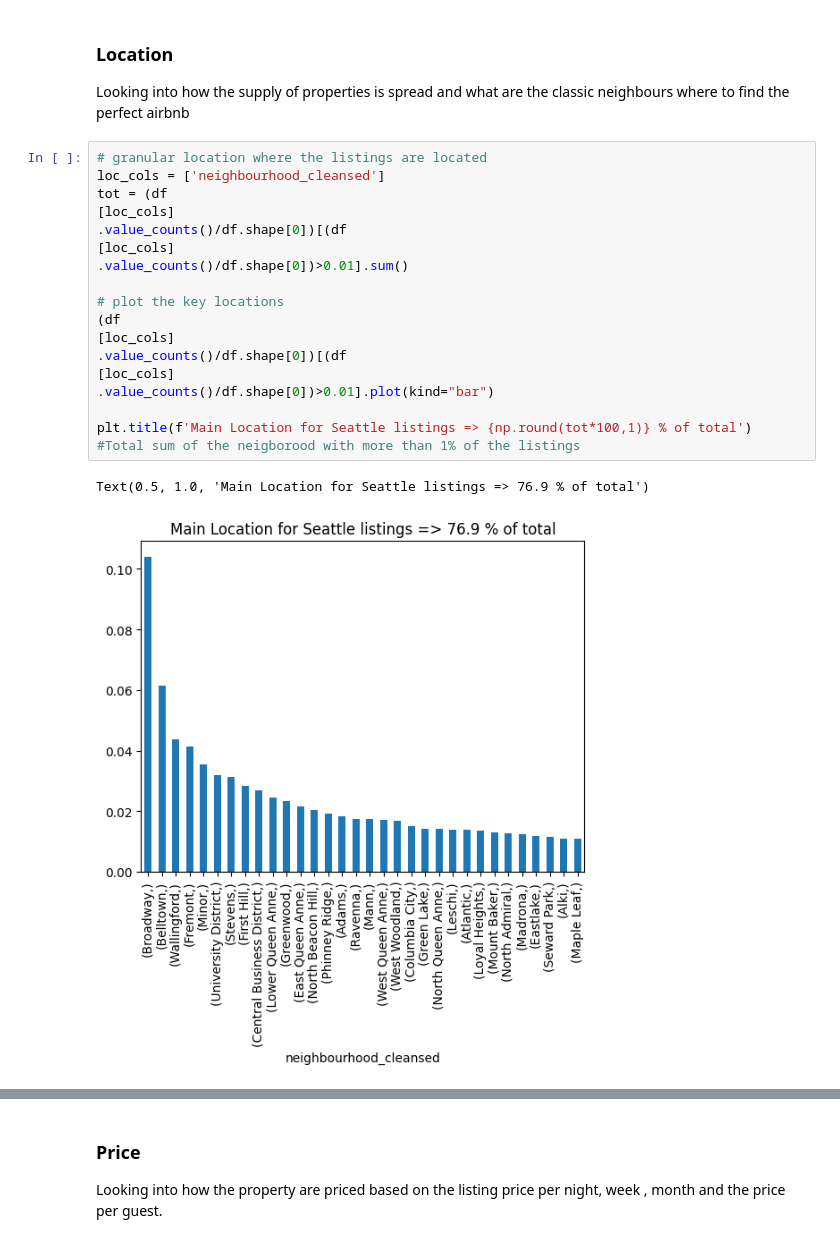
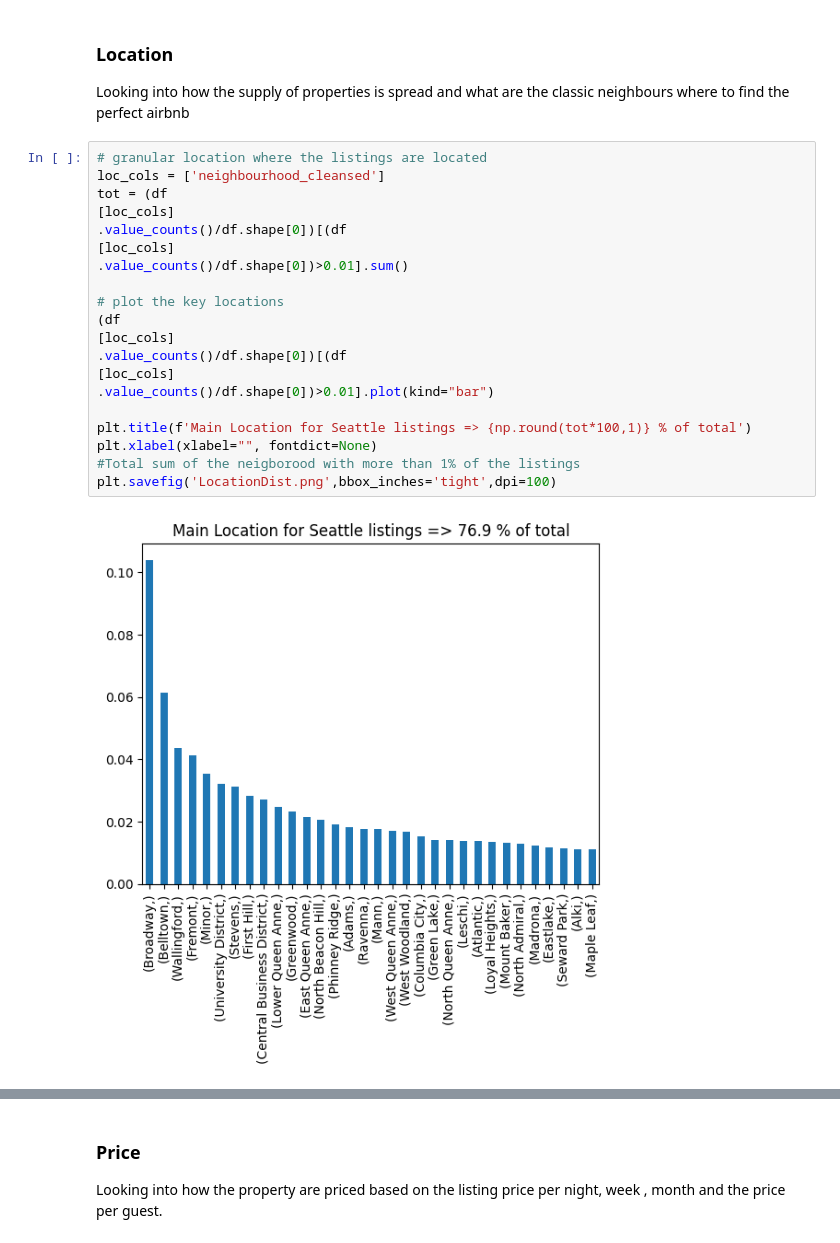
Before and after one commit to aeusepi/AirBnB_Project, a Jupyter notebook: AirBnbSeattle.ipynb, the cells around one changed output, grey strips where cells are left out. Drawn from its saved outputs; the diff is of its cells as text.

```diff
--- a/AirBnbSeattle.ipynb
+++ b/AirBnbSeattle.ipynb
@@ -101,24 +107,25 @@ Looking into how the supply of properties is spread and what are the classic nei
 # %%
 # granular location where the listings are located
 loc_cols = ['neighbourhood_cleansed']
 tot = (df
 [loc_cols]
 .value_counts()/df.shape[0])[(df
 [loc_cols]
 .value_counts()/df.shape[0])>0.01].sum()
 
 # plot the key locations
 (df
 [loc_cols]
 .value_counts()/df.shape[0])[(df
 [loc_cols]
 .value_counts()/df.shape[0])>0.01].plot(kind="bar")
 
 plt.title(f'Main Location for Seattle listings => {np.round(tot*100,1)} % of total')
+plt.xlabel(xlabel="", fontdict=None)
 #Total sum of the neigborood with more than 1% of the listings
+plt.savefig('LocationDist.png',bbox_inches='tight',dpi=100)
 # %% [output]
-Text(0.5, 1.0, 'Main Location for Seattle listings => 76.9 % of total')
-[figure, old version]
+[figure, new version]
 # %%
 # Let's try to represent them on the map
 loc2_cols = ['neighbourhood_cleansed','latitude','longitude']
```
Also changed, not shown: parts of 6 cells of this notebook, 5 other files.
